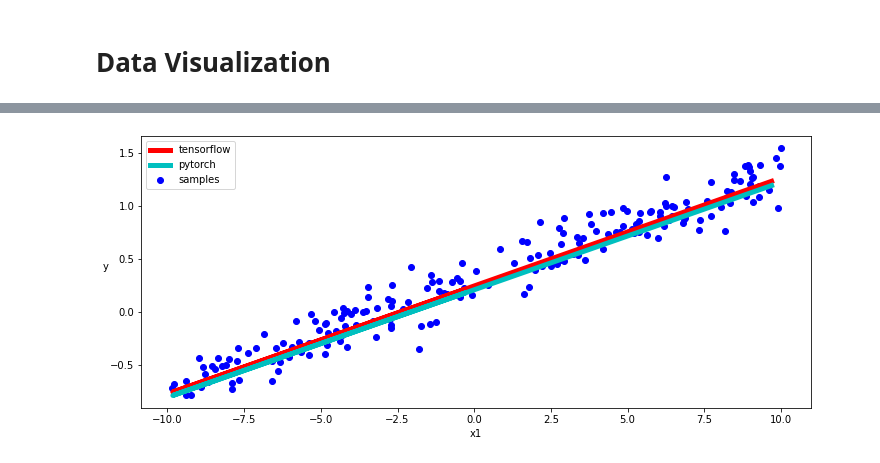
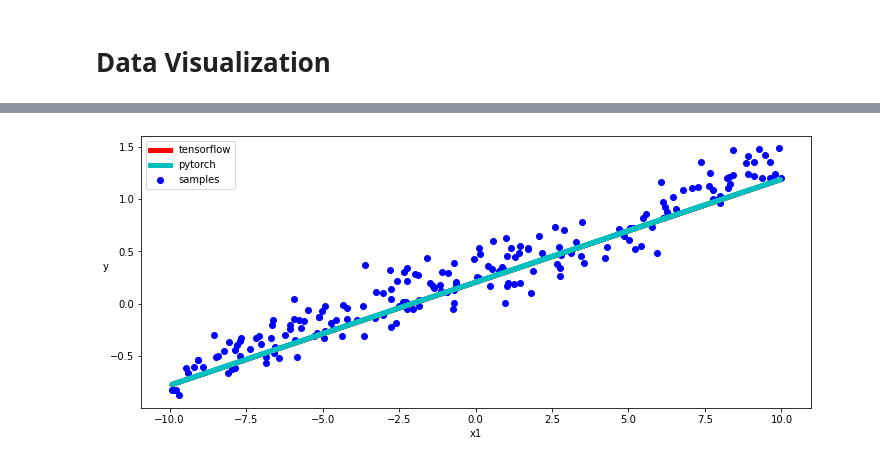
Before and after one commit to JacopoMangiavacchi/TF-VS-PyTorch, a Jupyter notebook: LinearRegression.ipynb, the cells around one changed output, grey strips where cells are left out. Cells and saved outputs as stored; diff of their text form; code cells hidden in the pictures.

```diff
--- a/LinearRegression.ipynb
+++ b/LinearRegression.ipynb
@@ -195,13 +195,12 @@ tf_model.params["w"].numpy(), tf_model.params["b"].numpy(), w.tolist()[0][0], b.
 # %%
 with torch.no_grad():
-  x_train, y_train = generate_data()
   plt.figure(figsize = (12,5))
   ax = plt.subplot(111)
-  ax.scatter(x_train,y_train, c = "b", label="samples")
+  ax.scatter(x, y, c = "b", label="samples")
   ax.plot(x, tf_model.params["w"] * x + tf_model.params["b"], "r", linewidth = 5.0, label = "tensorflow")
   ax.plot(x, w * inputs + b, "c", linewidth = 5.0, label = "pytorch")
   ax.legend()
   plt.xlabel("x1")
   plt.ylabel("y",rotation = 0)
 # %% [output]
-[figure, old version]
+[figure, new version]
```
Also changed, not shown: parts of 4 cells of this notebook.
